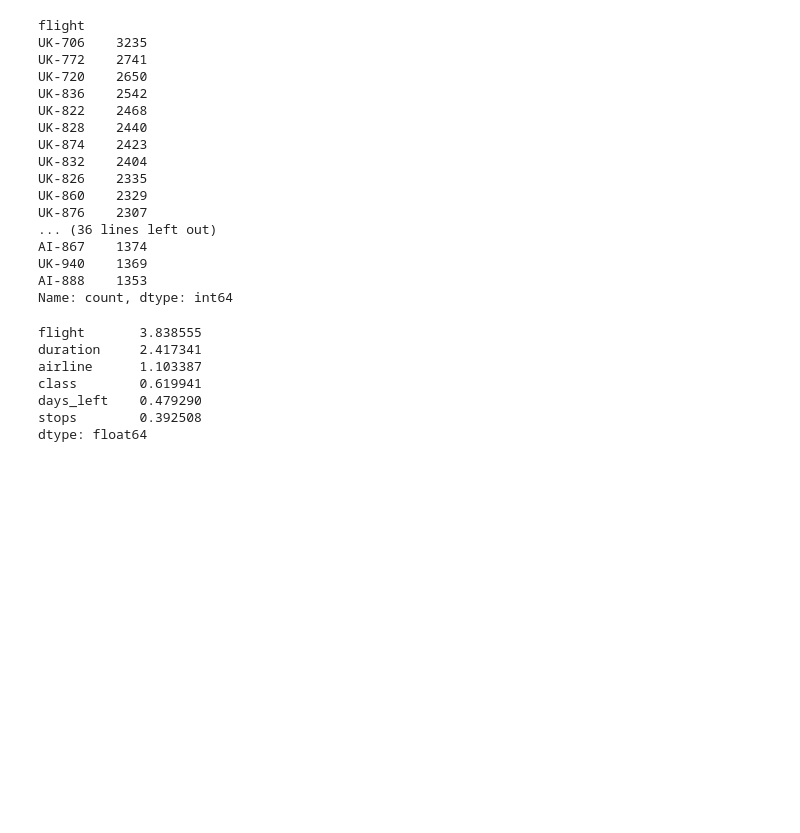
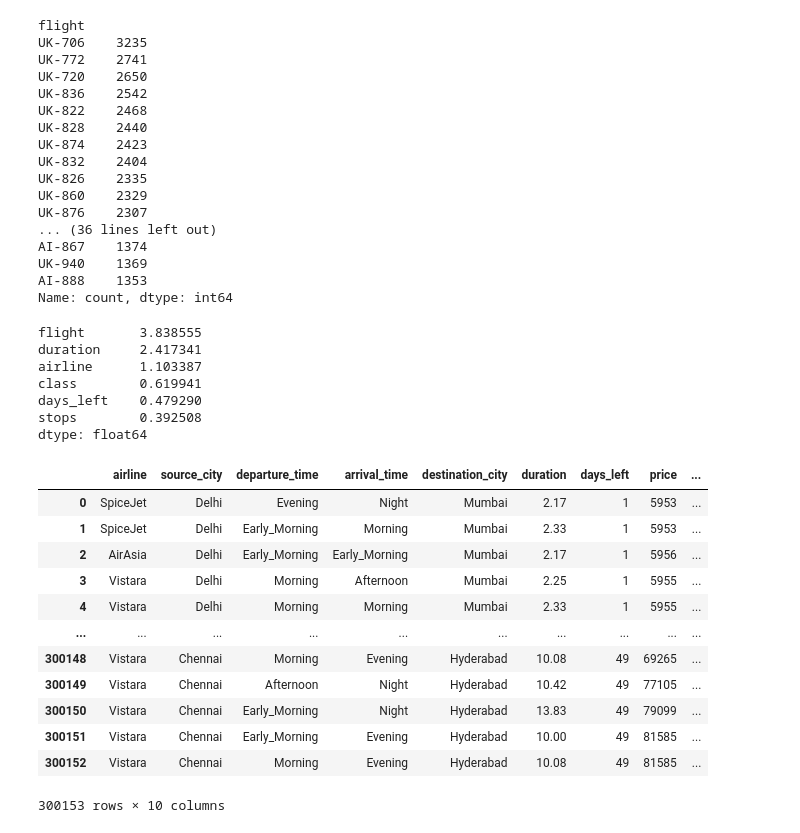
Before and after one commit to Binardino/ML---Flight-Price-Prediction, a Jupyter notebook: notebook/notebook_flight_price.ipynb, the cells around one changed output. Cells and saved outputs as stored; diff of their text form; code cells hidden in the pictures; blank space fills up the shorter version.

```diff
--- a/notebook/notebook_flight_price.ipynb
+++ b/notebook/notebook_flight_price.ipynb
@@ -617,3 +617,9 @@ class        0.619941
 days_left    0.479290
 stops        0.392508
 dtype: float64
+# %%
+# Flight column is useless
+df.drop(columns='flight', inplace=True)
+# %%
+#dropping legacy categorical & bins non encoded columns
+df.drop(columns=['class', 'stops', 'duration_bin', 'days_bin'], inplace=True)
@@ -619,0 +631,16 @@ dtype: float64
+# %%
+df
+# %% [output]
+|  | airline | source_city | departure_time | arrival_time | destination_city | duration | days_left | price | ... |
+| 0 | SpiceJet | Delhi | Evening | Night | Mumbai | 2.17 | 1 | 5953 | ... |
+| 1 | SpiceJet | Delhi | Early_Morning | Morning | Mumbai | 2.33 | 1 | 5953 | ... |
+| 2 | AirAsia | Delhi | Early_Morning | Early_Morning | Mumbai | 2.17 | 1 | 5956 | ... |
+| 3 | Vistara | Delhi | Morning | Afternoon | Mumbai | 2.25 | 1 | 5955 | ... |
+| 4 | Vistara | Delhi | Morning | Morning | Mumbai | 2.33 | 1 | 5955 | ... |
+| ... | ... | ... | ... | ... | ... | ... | ... | ... | ... |
+| 300148 | Vistara | Chennai | Morning | Evening | Hyderabad | 10.08 | 49 | 69265 | ... |
+| 300149 | Vistara | Chennai | Afternoon | Night | Hyderabad | 10.42 | 49 | 77105 | ... |
+| 300150 | Vistara | Chennai | Early_Morning | Night | Hyderabad | 13.83 | 49 | 79099 | ... |
+| 300151 | Vistara | Chennai | Early_Morning | Evening | Hyderabad | 10.00 | 49 | 81585 | ... |
+| 300152 | Vistara | Chennai | Morning | Evening | Hyderabad | 10.08 | 49 | 81585 | ... |
+300153 rows × 10 columns
```
Also changed, not shown: parts of 5 cells of this notebook.
